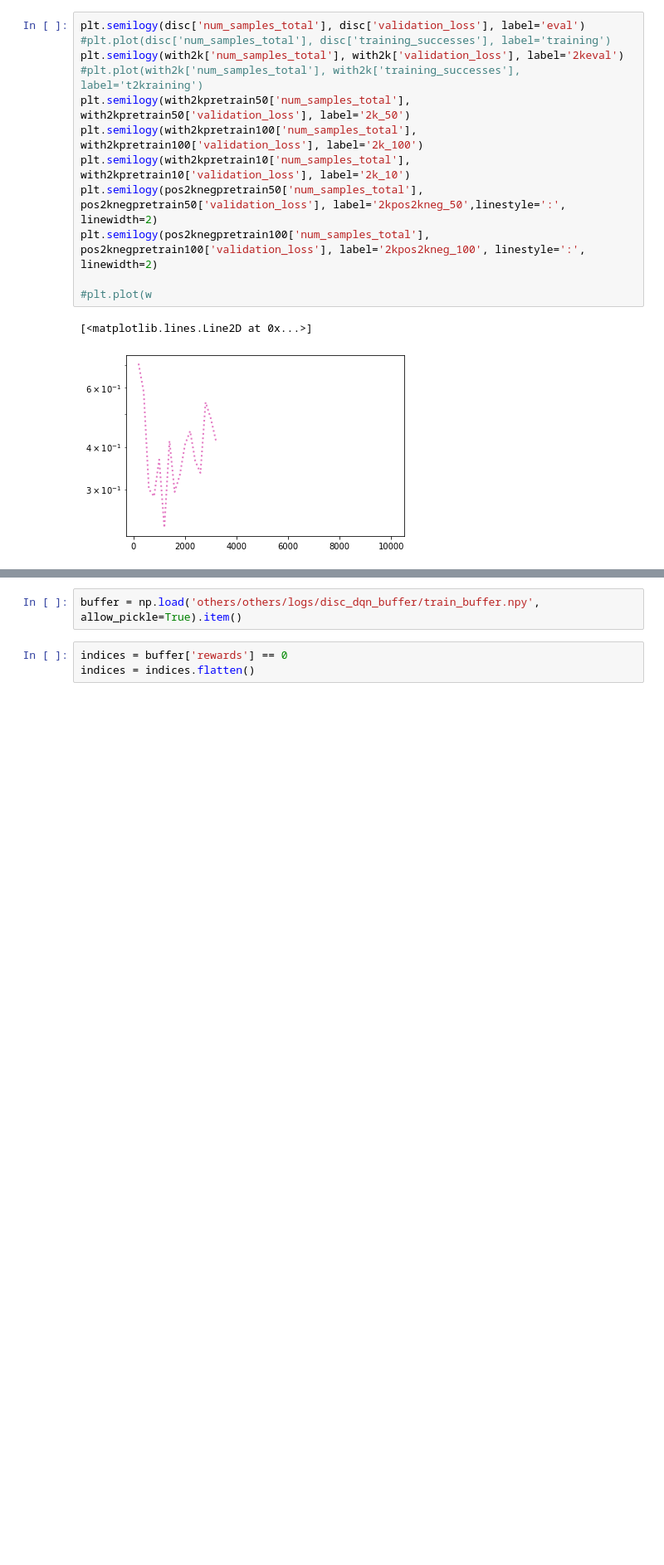
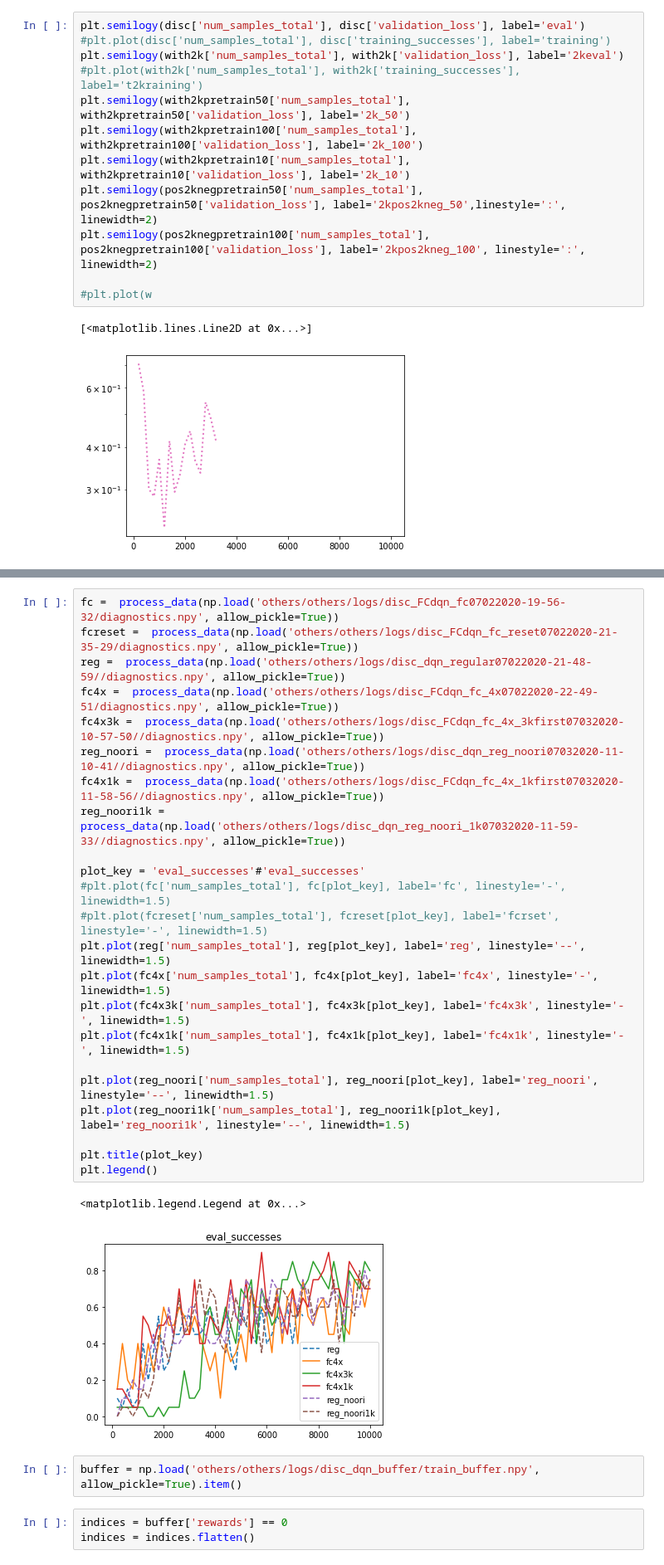
Before and after one commit to externalhardrive/mobilemanipulation-tf2, a Jupyter notebook: eval_grasping.ipynb, the cells around one changed output, grey strips where cells are left out. Shown at 83% size. Saved outputs shown, nothing was run; the diff lists cells and outputs as text; blank space fills up the shorter version.

```diff
--- a/eval_grasping.ipynb
+++ b/eval_grasping.ipynb
@@ -134,3 +152,29 @@ plt.semilogy(pos2knegpretrain100['num_samples_total'], pos2knegpretrain100['vali
+# %%
+fc =  process_data(np.load('others/others/logs/disc_FCdqn_fc07022020-19-56-32/diagnostics.npy', allow_pickle=True))
+fcreset =  process_data(np.load('others/others/logs/disc_FCdqn_fc_reset07022020-21-35-29/diagnostics.npy', allow_pickle=True))
+reg =  process_data(np.load('others/others/logs/disc_dqn_regular07022020-21-48-59//diagnostics.npy', allow_pickle=True))
+fc4x =  process_data(np.load('others/others/logs/disc_FCdqn_fc_4x07022020-22-49-51/diagnostics.npy', allow_pickle=True))
+fc4x3k =  process_data(np.load('others/others/logs/disc_FCdqn_fc_4x_3kfirst07032020-10-57-50//diagnostics.npy', allow_pickle=True))
+reg_noori =  process_data(np.load('others/others/logs/disc_dqn_reg_noori07032020-11-10-41//diagnostics.npy', allow_pickle=True))
+fc4x1k =  process_data(np.load('others/others/logs/disc_FCdqn_fc_4x_1kfirst07032020-11-58-56//diagnostics.npy', allow_pickle=True))
+reg_noori1k =  process_data(np.load('others/others/logs/disc_dqn_reg_noori_1k07032020-11-59-33//diagnostics.npy', allow_pickle=True))
+
+plot_key = 'eval_successes'#'eval_successes'
+#plt.plot(fc['num_samples_total'], fc[plot_key], label='fc', linestyle='-', linewidth=1.5)
+#plt.plot(fcreset['num_samples_total'], fcreset[plot_key], label='fcrset', linestyle='-', linewidth=1.5)
+plt.plot(reg['num_samples_total'], reg[plot_key], label='reg', linestyle='--', linewidth=1.5)
+plt.plot(fc4x['num_samples_total'], fc4x[plot_key], label='fc4x', linestyle='-', linewidth=1.5)
+plt.plot(fc4x3k['num_samples_total'], fc4x3k[plot_key], label='fc4x3k', linestyle='-', linewidth=1.5)
+plt.plot(fc4x1k['num_samples_total'], fc4x1k[plot_key], label='fc4x1k', linestyle='-', linewidth=1.5)
+
+plt.plot(reg_noori['num_samples_total'], reg_noori[plot_key], label='reg_noori', linestyle='--', linewidth=1.5)
+plt.plot(reg_noori1k['num_samples_total'], reg_noori1k[plot_key], label='reg_noori1k', linestyle='--', linewidth=1.5)
+
+plt.title(plot_key)
+plt.legend()
+# %% [output]
+<matplotlib.legend.Legend at 0x...>
+[figure, added]
 # %%
 buffer = np.load('others/others/logs/disc_dqn_buffer/train_buffer.npy', allow_pickle=True).item()
 # %%
```
Also changed, not shown: parts of 11 cells of this notebook, 9 other files.
